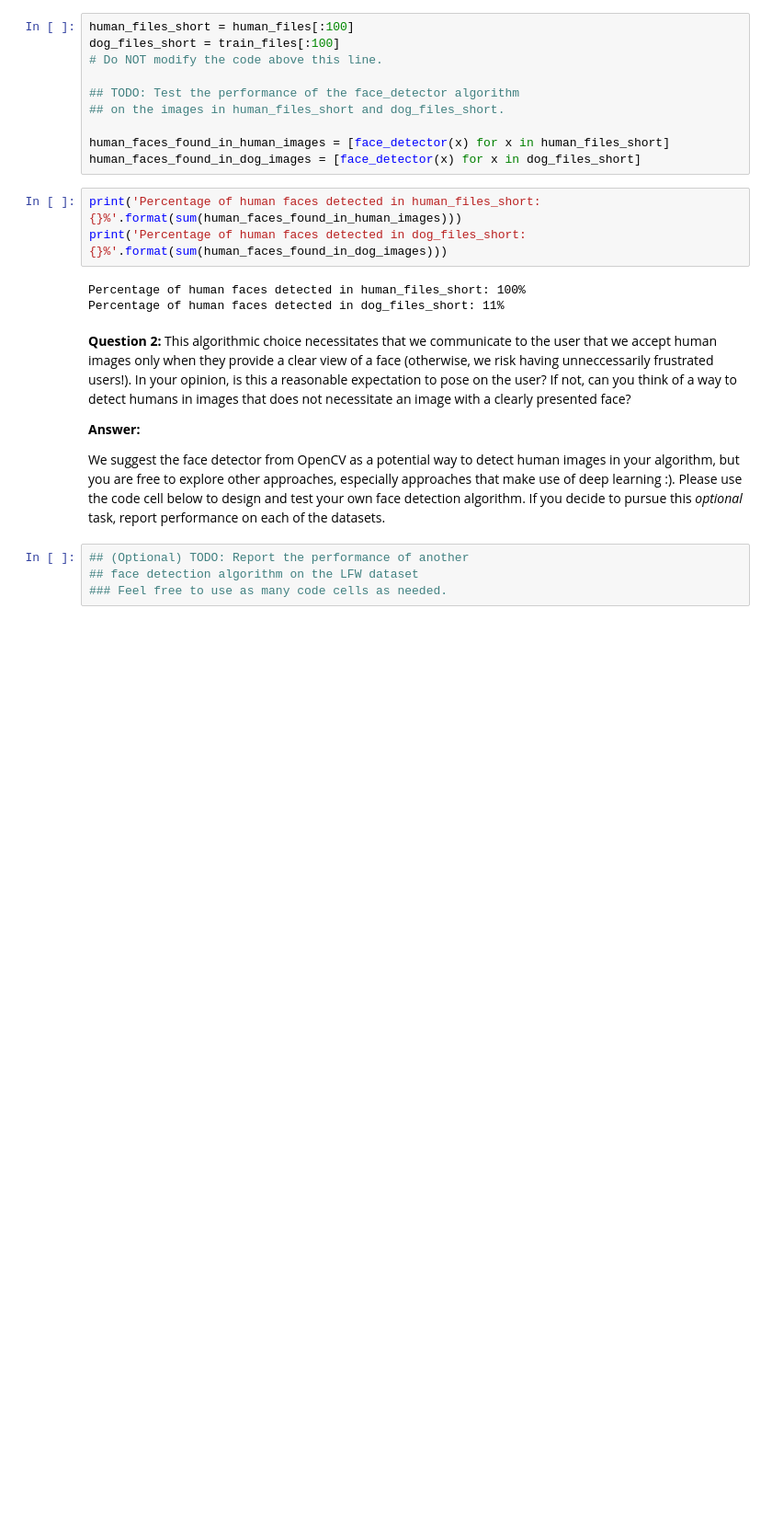
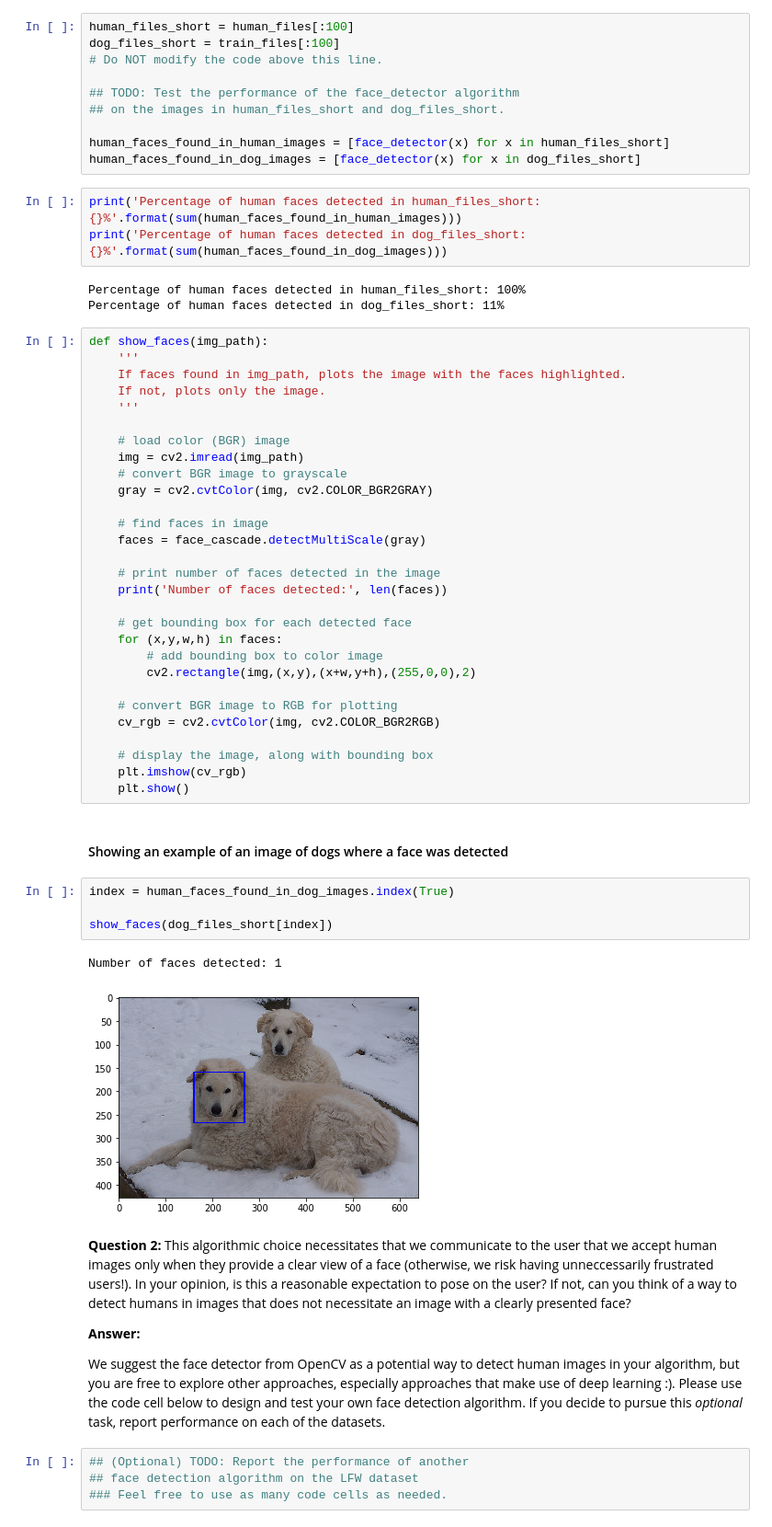
Before and after one commit to mnaveiro/dog_breed_classifier, a Jupyter notebook: dog_app.ipynb, the cells around one changed output. Shown at 92% size. Cells and saved outputs as stored; diff of their text form; blank space fills up the shorter version.

Commit message:
Showing an example of an image of dogs where a face was detected

```diff
--- a/dog_app.ipynb
+++ b/dog_app.ipynb
@@ -189,6 +189,44 @@ print('Percentage of human faces detected in dog_files_short: {}%'.format(sum(hu
 # %% [output]
 Percentage of human faces detected in human_files_short: 100%
 Percentage of human faces detected in dog_files_short: 11%
+# %%
+def show_faces(img_path):
+    '''
+    If faces found in img_path, plots the image with the faces highlighted.
+    If not, plots only the image.
+    '''
+
+    # load color (BGR) image
+    img = cv2.imread(img_path)
+    # convert BGR image to grayscale
+    gray = cv2.cvtColor(img, cv2.COLOR_BGR2GRAY)
+
+    # find faces in image
+    faces = face_cascade.detectMultiScale(gray)
+
+    # print number of faces detected in the image
+    print('Number of faces detected:', len(faces))
+
+    # get bounding box for each detected face
+    for (x,y,w,h) in faces:
+        # add bounding box to color image
+        cv2.rectangle(img,(x,y),(x+w,y+h),(255,0,0),2)
+
+    # convert BGR image to RGB for plotting
+    cv_rgb = cv2.cvtColor(img, cv2.COLOR_BGR2RGB)
+
+    # display the image, along with bounding box
+    plt.imshow(cv_rgb)
+    plt.show()
+# %% [markdown]
+#### Showing an example of an image of dogs where a face was detected
+# %%
+index = human_faces_found_in_dog_images.index(True)
+
+show_faces(dog_files_short[index])
+# %% [output]
+Number of faces detected: 1
+[figure, added]
 # %% [markdown]
 __Question 2:__ This algorithmic choice necessitates that we communicate to the user that we accept human images only when they provide a clear view of a face (otherwise, we risk having unneccessarily frustrated users!). In your opinion, is this a reasonable expectation to pose on the user? If not, can you think of a way to detect humans in images that does not necessitate an image with a clearly presented face?
 
```
